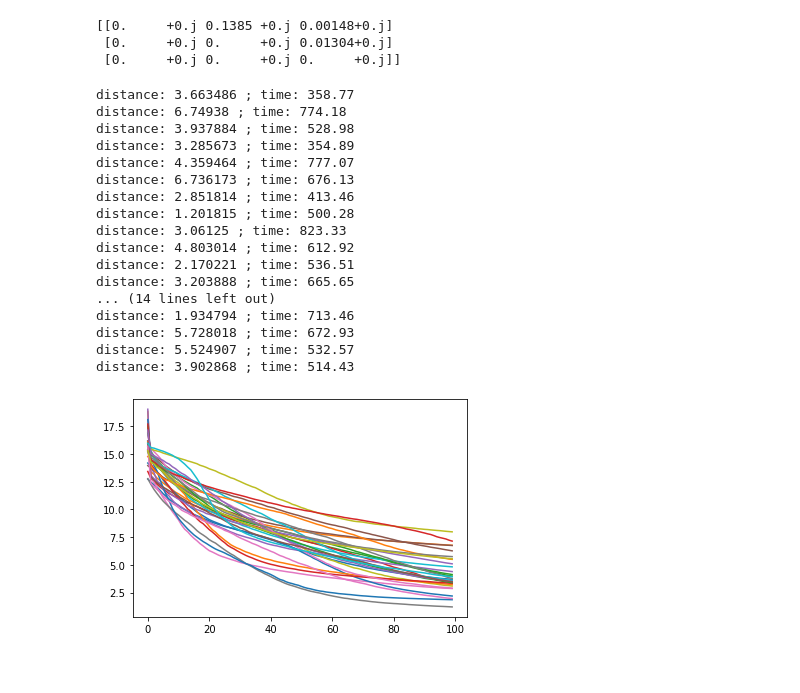
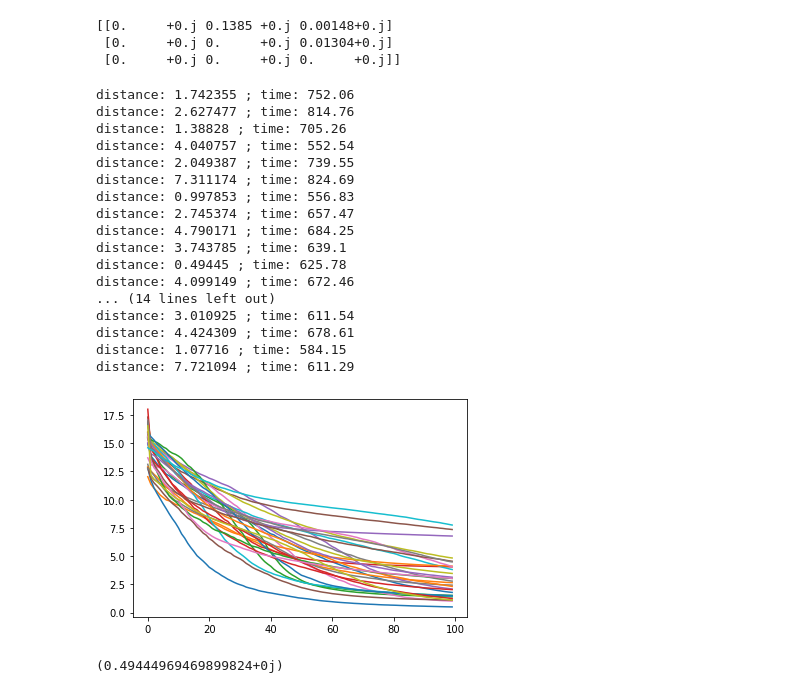
Before and after one commit to BlackSamorez/GRAPE, a Jupyter notebook: testing ground.ipynb, the cells around one changed output. Saved outputs shown, nothing was run; the diff lists cells and outputs as text; code cells hidden in the pictures.

```diff
--- a/testing ground.ipynb
+++ b/testing ground.ipynb
@@ -84,43 +7,80 @@ F5 = F(f5)
+# %%
+H = math.sqrt(0.5)*np.array([1,1,1,-1]).reshape(2,2)
+X = np.array([0,1,1,0]).reshape(2,2)
+Y = np.array([0,-1j,1j,0]).reshape(2,2)
+Z = np.array([1,0,0,-1]).reshape(2,2)
+U = np.linalg.eig(H)[1].conj().T
+
+CZ = np.eye(4)
+CZ[3][3] = -1
+CCZ = np.eye(8)
+CCZ[7][7] = -1
+
+U1 = np.kron(np.kron(X,U),np.eye(2))
+V1 = CCZ
+U1_ = U1.conj().T
+
+U2 = np.kron(np.kron(X,U),np.eye(2))
+V2 = np.kron(CZ,np.eye(2))
+U2_ = U2.conj().T
+
+
+U3 = np.kron(np.kron(np.eye(2),U),np.eye(2))
+V3 = np.kron(np.eye(2),CZ)
+U3_ = U3.conj().T
+
+U4 = np.kron(np.kron(np.eye(2),U),np.eye(2))
+V4 = np.kron(CZ,np.eye(2)) @ np.kron(np.eye(2),CZ)
+U4_ = U4.conj().T
+
+U5 = np.kron(np.kron(np.eye(2),X @ U),np.eye(2))
+V5 = CCZ
+U5_ = U5.conj().T
+
+J = np.zeros((3, 3))
+J[0][1] = 0.1385
+J[1][2] = 0.01304
+J[0][2] = 0.00148
 # %%
 n = 30
 m = 100
 k = 6
 
-descents = [GradientDescent(TOFFOLI, k) for _ in range(n)]
+descents = [GradientDescent(V2, k) for _ in range(n)]
 
 for descent in descents:
     descent.noise = 1
     descent.randomize_params()
     descent.set_j(J)
 
 print(descents[0].gates[1].j)
 
 losses = [descent.descend(steps=m, track_distance=True) for descent in descents]
 
 for loss in losses:
     plt.plot(np.real(loss))
 for descent in descents:
     descent.make_times_positive()
     print("distance:", descent.distance.round(6).real, "; time:", descent.time.round(2))
 # %% [output]
 [[0.     +0.j 0.1385 +0.j 0.00148+0.j]
  [0.     +0.j 0.     +0.j 0.01304+0.j]
  [0.     +0.j 0.     +0.j 0.     +0.j]]
-distance: 3.663486 ; time: 358.77
-distance: 6.74938 ; time: 774.18
-distance: 3.937884 ; time: 528.98
-distance: 3.285673 ; time: 354.89
-distance: 4.359464 ; time: 777.07
-distance: 6.736173 ; time: 676.13
-distance: 2.851814 ; time: 413.46
-distance: 1.201815 ; time: 500.28
-distance: 3.06125 ; time: 823.33
-distance: 4.803014 ; time: 612.92
-distance: 2.170221 ; time: 536.51
-distance: 3.203888 ; time: 665.65
+distance: 1.742355 ; time: 752.06
+distance: 2.627477 ; time: 814.76
+distance: 1.38828 ; time: 705.26
+distance: 4.040757 ; time: 552.54
+distance: 2.049387 ; time: 739.55
+distance: 7.311174 ; time: 824.69
+distance: 0.997853 ; time: 556.83
+distance: 2.745374 ; time: 657.47
+distance: 4.790171 ; time: 684.25
+distance: 3.743785 ; time: 639.1
+distance: 0.49445 ; time: 625.78
+distance: 4.099149 ; time: 672.46
 ... (14 lines left out)
-distance: 1.934794 ; time: 713.46
-distance: 5.728018 ; time: 672.93
-distance: 5.524907 ; time: 532.57
-distance: 3.902868 ; time: 514.43
+distance: 3.010925 ; time: 611.54
+distance: 4.424309 ; time: 678.61
+distance: 1.07716 ; time: 584.15
+distance: 7.721094 ; time: 611.29
-[figure, old version]
+[figure, new version]
@@ -128,0 +87,5 @@ test.to_text(filename="test")
+# %%
+descent = descents[10]
+descent.distance
+# %% [output]
+(0.49444969469899824+0j)
```
Also changed, not shown: parts of 4 cells of this notebook, 6 other files.
